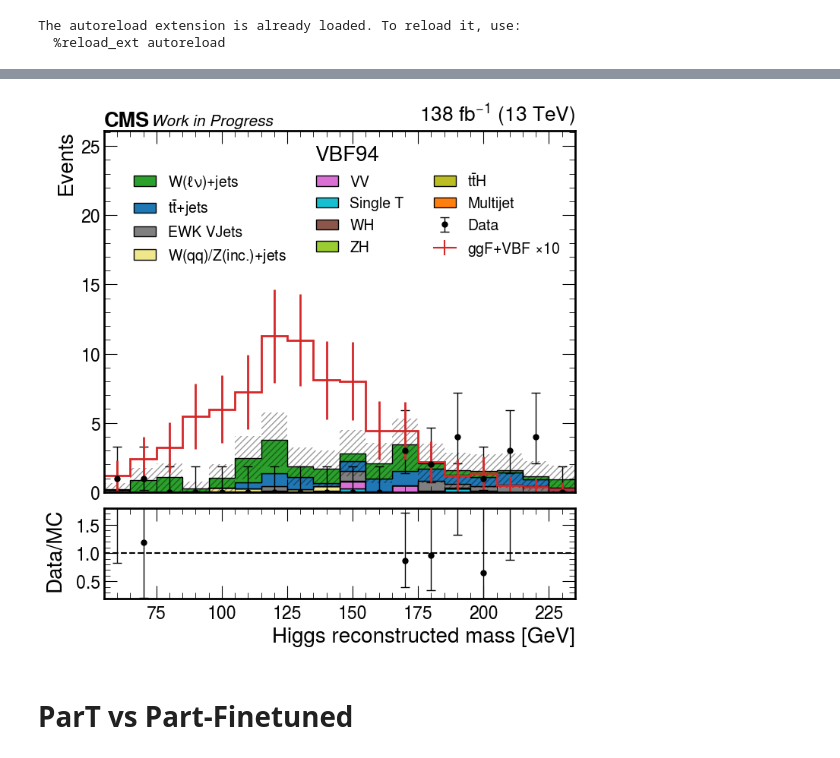
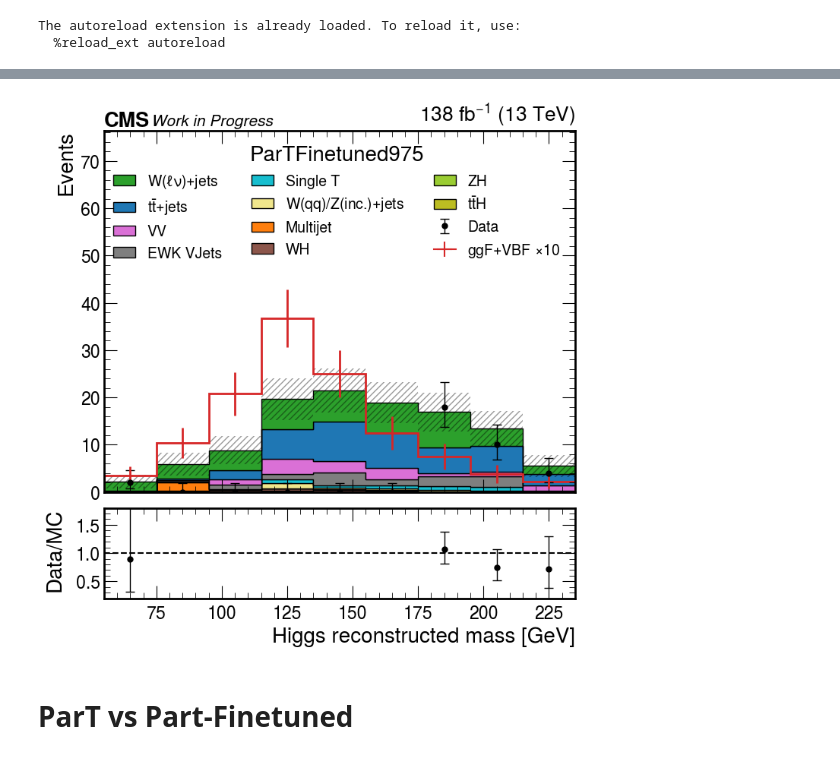
Before and after one commit to quinnanm/boostedhiggs, a Jupyter notebook: binder/combine_sig_v2.ipynb, the cells around one changed output, grey strips where cells are left out. Drawn from its saved outputs; the diff is of its cells as text; code cells hidden in the pictures.

```diff
--- a/binder/combine_sig_v2.ipynb
+++ b/binder/combine_sig_v2.ipynb
@@ -88,35 +88,39 @@ Hist(
 # %%
 plt.rcParams.update({"font.size": 20})
 
-region = "VBF94"
+region = "ParTFinetuned975"
 text = region
 
 blind_region=[90,160]
-mult = 10
+
+if "VBF" in region:
+    mult = 5
+else:
+    mult = 10
 
 if "CR" in region:
     blind_region = False
     mult=1
 
 years = ["2018", "2017", "2016", "2016APV"]
 channels = ["ele", "mu"]
 
 from utilsCombine import plot_hists
 from utilsCombine2 import plot_hists
 
 plot_hists(h[{"Systematic": "nominal", "Region": region}], years, channels,
             add_data=True,
             logy=False,
             add_soverb=True,
             only_sig=False,
             mult=mult,
             outpath=f"/Users/fmokhtar/Desktop/AN_2024/combine/",
            save_as=region,
            text_=text,
            blind_region=blind_region,
           )
 # %% [output]
-[figure, old version]
+[figure, new version]
 # %% [markdown]
 # ParT vs Part-Finetuned
 # %%
```
Also changed, not shown: parts of 4 cells of this notebook, 2 other files.
